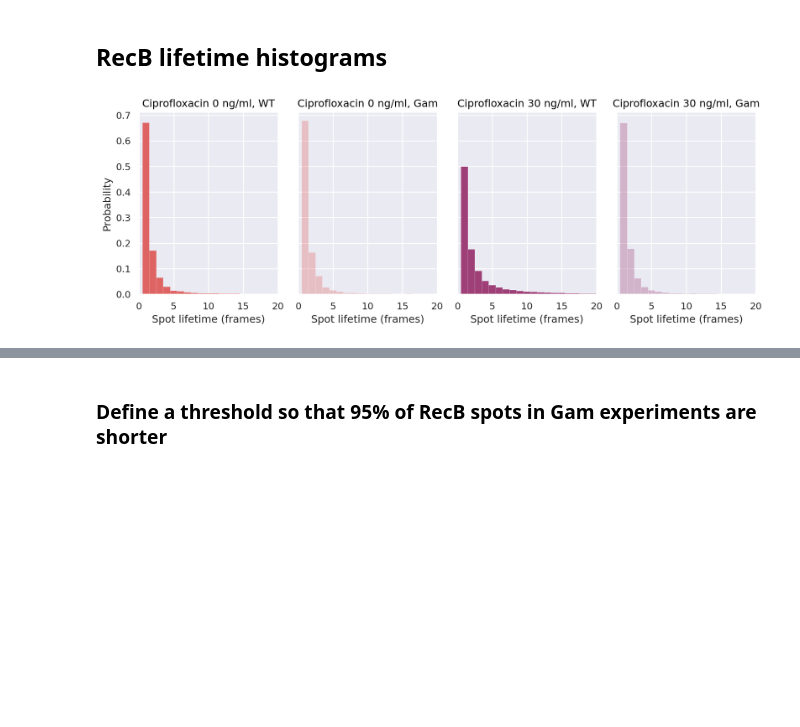
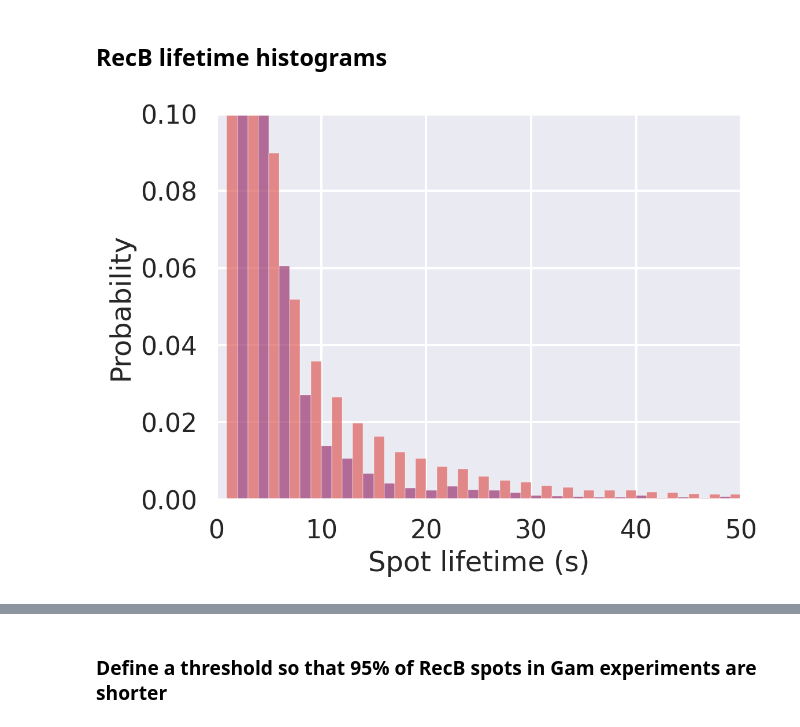
Before and after one commit to DanielThedie/RecB_article, a Jupyter notebook: Notebooks/Ciprofloxacin/Gam_overexpression.ipynb, the cells around one changed output, grey strips where cells are left out. Drawn from its saved outputs; the diff is of its cells as text; code cells hidden in the pictures; blank space fills up the shorter version.

Commit message:
Sort groups, added plots for SM bac

```diff
--- a/Notebooks/Ciprofloxacin/Gam_overexpression.ipynb
+++ b/Notebooks/Ciprofloxacin/Gam_overexpression.ipynb
@@ -3,6 +3,7 @@
 # %%
 from pyberries.data import DatasetPool, Fit, get_histogram
 import seaborn.objects as so
+from seaborn import plotting_context
 
 data = (DatasetPool(path='/media/daniel/HDD Daniel/DanielThedie/BACMMAN/Timelapse',
                     dsList=['240227_1', '240227_2', '240227_3',
@@ -24,6 +25,10 @@ data = (DatasetPool(path='/media/daniel/HDD Daniel/DanielThedie/BACMMAN/Timelaps
         .assign(Time_min=lambda df: df.Time_min + 15)
         .bin_column(col='Time_min', binsize=15, binlabels='left')
         .split_column(col='Group', new_cols=['Cipro', 'Strain'], delimiter=', ')
+        .assign(Cipro=lambda df: df.Cipro.astype('category').cat.set_categories(['0 ng/ml', '30 ng/ml'], ordered=True),
+                Strain=lambda df: df.Strain.astype('category').cat.set_categories(['WT', 'Gam'], ordered=True),
+                Group=lambda df: df.Group.astype('category').cat.set_categories(['0 ng/ml, WT', '0 ng/ml, Gam', '30 ng/ml, WT', '30 ng/ml, Gam'], ordered=True)
+                )
         )
 # %% [output]
 Dataset 240227_1 (group 0 ng/ml, Gam): loaded objects ['Bacteria_large', 'RecB_spots', 'RecB_raw']
@@ -50,7 +55,7 @@ data.describe()
 # %%
 df = (data
       .Bacteria_large
-      .groupby(['Group', 'Cipro', 'Strain', 'Dataset', 'Time_min_bin'])
+      .groupby(['Group', 'Cipro', 'Strain', 'Dataset', 'Time_min_bin'], observed=True)
       .agg({'SpineLength':'mean'})
       .query('Time_min_bin <= 75')
       )
@@ -58,28 +63,32 @@ df = (data
 (
  so.Plot(df, x='Time_min_bin', y='SpineLength', color='Cipro', alpha='Strain')
  .layout(size=(11, 4))
- .facet(col='Group', order=['0 ng/ml, WT', '0 ng/ml, Gam', '30 ng/ml, WT', '30 ng/ml, Gam'])
+ .facet(col='Group')
  .add(so.Bar(), so.Agg(), legend=False)
  .add(so.Dots(color='k', marker='.', fillalpha=1, alpha=1), so.Jitter(), legend=False)
- .scale(color=so.Nominal('flare', order=['0 ng/ml', '', '', '30 ng/ml']), alpha=so.Nominal(order=['WT', 'Gam']), x=so.Continuous().tick(every=15))
+ .scale(color=so.Nominal('flare', order=['0 ng/ml', '', '', '30 ng/ml']), x=so.Continuous().tick(every=15))
  .share(y=True)
  .limit(x=(None, None), y=(None, None))
  .label(x="Time (min)", y="Cell length (µm)", title='Ciprofloxacin {}'.format, color='Ciprofloxacin', alpha='Strain')
- .save(loc='/media/daniel/HDD Daniel/DanielThedie/Python/RecB_article/SI_Figures/Cell_length_Gam.pdf', format='pdf', bbox_inches='tight')
+#  .save(loc='/media/daniel/HDD Daniel/DanielThedie/Python/RecB_article/SI_Figures/Cell_length_Gam.pdf', format='pdf', bbox_inches='tight')
  )
 # %% [output]
 [figure]
 # %% [markdown]
 ## RecB lifetime histograms
-# %%
-(
-    so.Plot(hist, x='TrackLength', y='proportion', color='Cipro', alpha='Strain')
-    .layout(size=(11, 4))
-    .facet(col='Group',  order=['0 ng/ml, WT', '0 ng/ml, Gam', '30 ng/ml, WT', '30 ng/ml, Gam'])
-    .add(so.Bars(), so.Agg(), legend=False)
-    .scale(x=so.Continuous(), color=so.Nominal('flare',  order=['0 ng/ml', '30 ng/ml']), alpha=so.Nominal(order=['WT', 'Gam']))
-    .limit(x=(0, 20), y=(None, None))
-    .label(x="Spot lifetime (frames)", y="Probability", color='Ciprofloxacin', title='Ciprofloxacin {}'.format)
-)
-# %% [output]
-[figure, removed]
+# %%
+hist = (get_histogram(data.RecB_spots, col='TrackLength', density=True, binsize=1, groupby=['Group', 'Strain', 'Cipro'], binlabels='left')
+        .assign(TrackLength_s=lambda df: df.TrackLength*2)
+        .query('Cipro == "30 ng/ml"')
+        )
+
+(
+    so.Plot(hist, x='TrackLength_s', y='proportion', color='Strain')
+    .add(so.Bars(), so.Agg(), so.Dodge(), legend=False)
+    .scale(x=so.Continuous(), color='flare')
+    .limit(x=(0, 50), y=(None, 0.1))
+    .label(x="Spot lifetime (s)", y="Probability", color='Ciprofloxacin')
+    .theme(plotting_context('talk'))
+)
+# %% [output]
+[figure, added]
```
Also changed, not shown: parts of 2 cells of this notebook.
